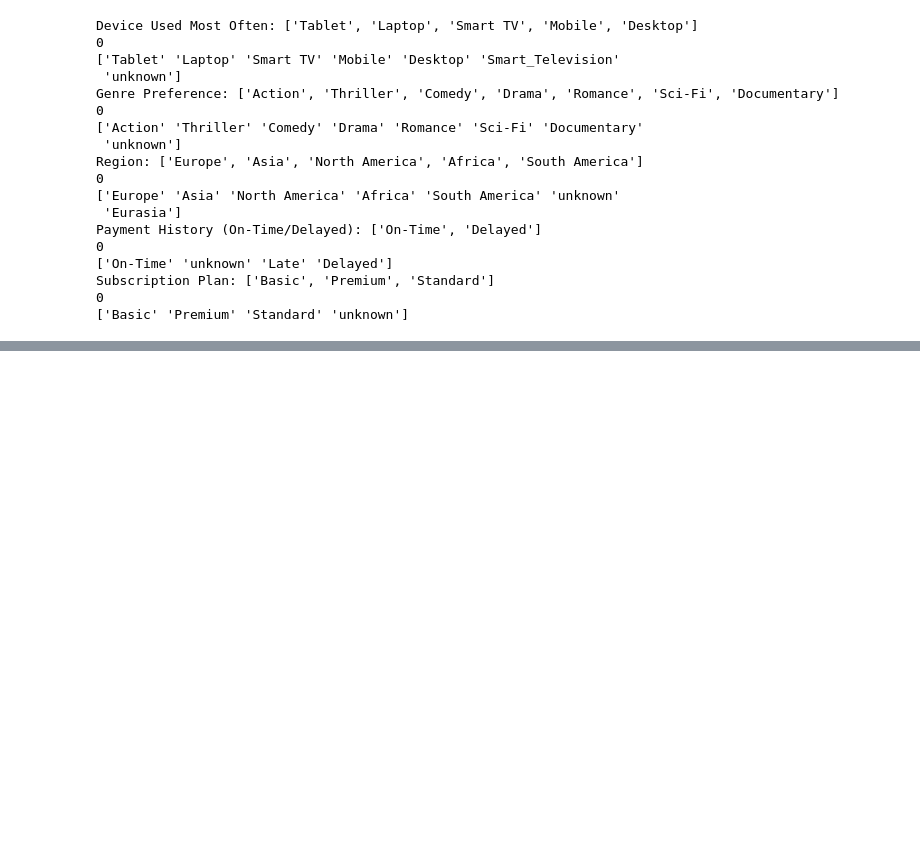
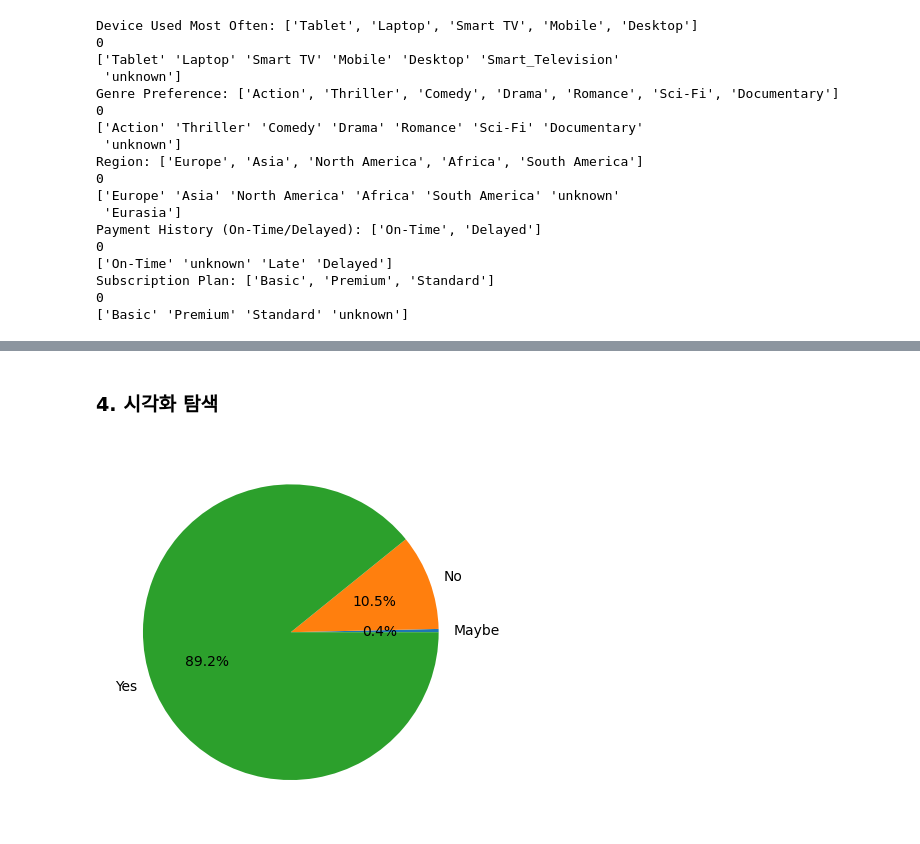
Before and after one commit to SKNetworks-AI19-250818/SKN19_2ND_3TEAM, a Jupyter notebook: EDA/EDA_bsj.ipynb, the cells around one changed output, grey strips where cells are left out. Drawn from its saved outputs; the diff is of its cells as text; code cells hidden in the pictures; blank space fills up the shorter version.

```diff
--- a/EDA/EDA_bsj.ipynb
+++ b/EDA/EDA_bsj.ipynb
@@ -230,11 +231,11 @@ zes          20
 zo           33
 Name: Churn status, dtype: int64
 # %%
-# 원본 데이터셋 생성 중의 오타로 간주하고 임의로 분류
-yes_type = ["Yes", "Yex", "Yey", "Yez", "Yxs", "Yys", "Yzs", "yes", "yo", "xes", "xo", "zes", "zo"]
-no_type = ["No", "Nx", "Ny", "Nz"]
+# # 원본 데이터셋 생성 중의 오타로 간주하고 임의로 분류
+# yes_type = ["Yes", "Yex", "Yey", "Yez", "Yxs", "Yys", "Yzs", "yes", "yo", "xes", "xo", "zes", "zo"]
+# no_type = ["No", "Nx", "Ny", "Nz"]
 
-df["Churn status clean"] = df["Churn status"].replace(yes_type, "Yes").replace(no_type, "No")
+# df["Churn status clean"] = df["Churn status"].replace(yes_type, "Yes").replace(no_type, "No")
 # %% [markdown]
 ##### Device Used Most Often
 # %%
@@ -349,7 +422,11 @@ categorical_cols = [
+# %% [markdown]
+### 4. 시각화 탐색
 # %%
-# # 이탈 상태 비율
-# churn_ser = df.groupby('Churn status clean')['Churn status clean'].count()
-# plt.pie(x=churn_ser, labels=churn_ser.index, autopct='%.1f%%')
-# plt.show()
+# 이탈 상태 비율
+churn_ser = df.groupby('Churn status clean')['Churn status clean'].count()
+plt.pie(x=churn_ser, labels=churn_ser.index, autopct='%.1f%%')
+plt.show()
+# %% [output]
+[figure, added]
 # %%
 # 범주형 변수 분포
```
Also changed, not shown: parts of 13 cells of this notebook.
